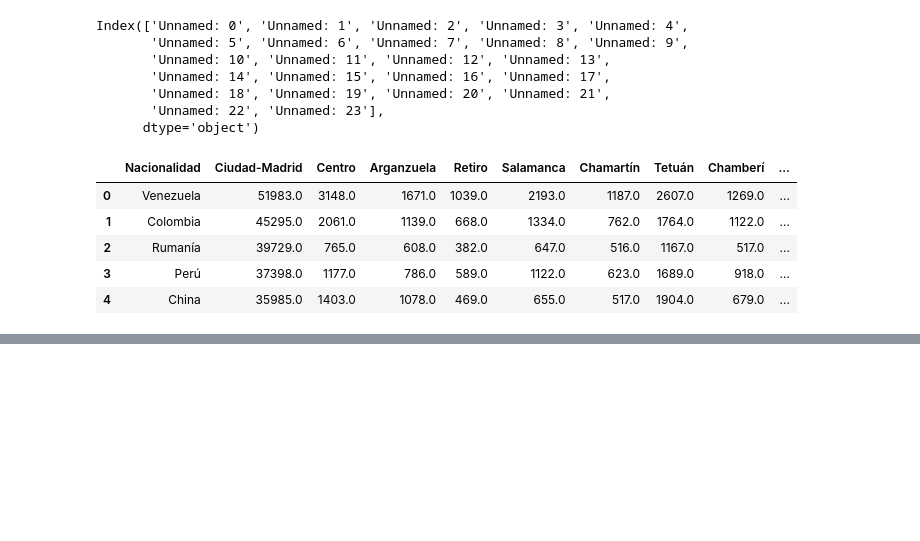
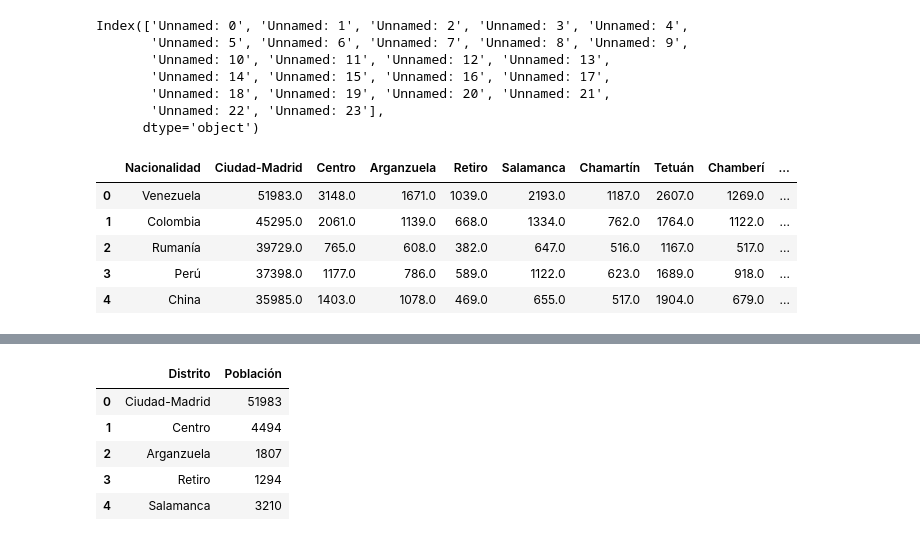
Before and after one commit to Adalab/promo-d-da-modulo3-sprint2-Elisa-Lorena, a Jupyter notebook: Inmigracion_Madrid.ipynb, the cells around one changed output, grey strips where cells are left out. Saved outputs shown, nothing was run; the diff lists cells and outputs as text; code cells hidden in the pictures; blank space fills up the shorter version.

```diff
--- a/Inmigracion_Madrid.ipynb
+++ b/Inmigracion_Madrid.ipynb
@@ -262,0 +327,18 @@ df_distritos2.head()
+# %%
+df_distrito = {'Ciudad-Madrid': 51983, 'Centro': 4494 , 'Arganzuela': 1807, 'Retiro': 1294, 'Salamanca': 3210,
+       'Chamartín': 1670, 'Tetuán': 5296, 'Chamberí': 2382, 'Fuencarral-El-Pardo': 2657,
+       'MOncloa-Aravaca': 1188, 'Latina': 4226, 'Carabanchel': 7093, 'Usera': 9619,
+       'Puente-de-Vallecas' : 4982, 'Moratalaz': 1481, 'Ciudad-Lineal': 4025, 'Hortaleza': 2803,
+       'Villaverde': 3569, 'Villa-de-Vallecas': 3003, 'Vicalvaro': 2438, 'San-Blas-Canillejas': 3418,
+       'Barajas': 580}
+# %%
+df = pd.DataFrame(list(df_distrito.items()), columns=['Distrito', 'Población'])
+# %%
+df.head() #las nacionalidades para cada distritos (22)
+# %% [output]
+|  | Distrito | Población |
+| 0 | Ciudad-Madrid | 51983 |
+| 1 | Centro | 4494 |
+| 2 | Arganzuela | 1807 |
+| 3 | Retiro | 1294 |
+| 4 | Salamanca | 3210 |
```
Also changed, not shown: parts of 12 cells of this notebook, 2 other files.
